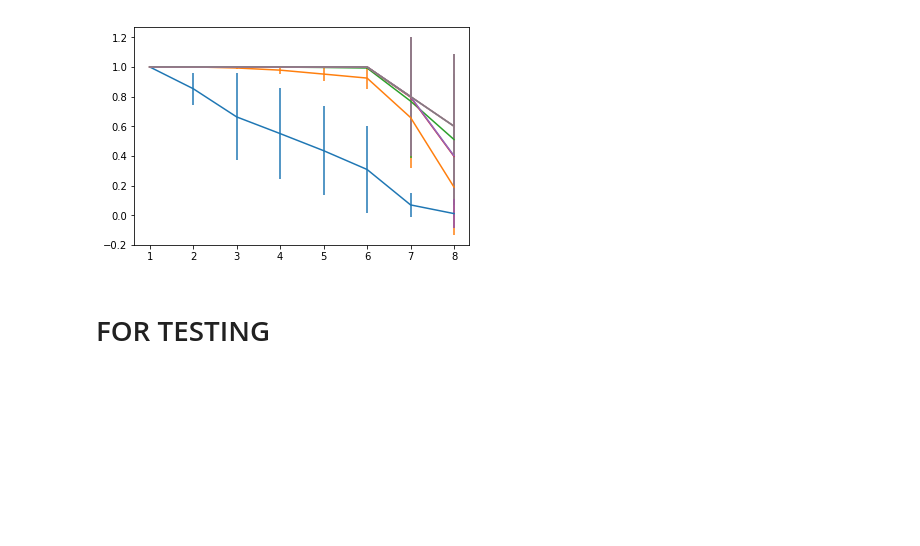
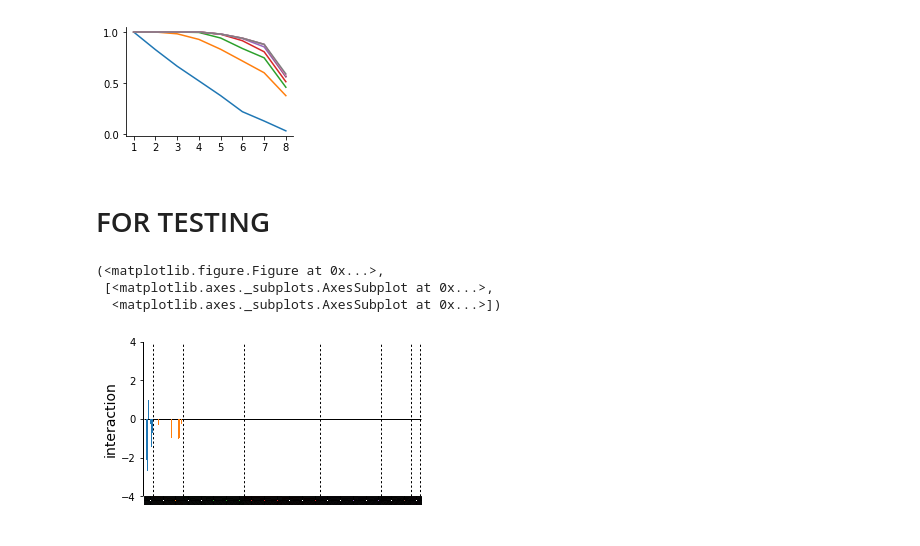
Before and after one commit to harmslab/notebooks-epistasis-ensembles, a Jupyter notebook: plot summary figures.ipynb, the cells around one changed output. Drawn from its saved outputs; the diff is of its cells as text; code cells hidden in the pictures; blank space fills up the shorter version.

```diff
--- a/plot summary figures.ipynb
+++ b/plot summary figures.ipynb
@@ -53,10 +88,19 @@ for i in range(8):
-# %%
-for i in range(8):
-    m = np.mean(d.rsquared3[:, i, :], axis=0)
-    s = np.std(d.rsquared3[:, i, :], axis=0)
-    plt.errorbar(range(1,9), m, yerr=s)
-# %% [output]
-[figure, removed]
+# %%
+fig, ax = plt.subplots(figsize=(3,2))
+
+for i in range(8):
+    m, lower, upper = stats(d.rsquared3[:, i, :])
+    ax.plot(range(1,9), m)#, yerr=[lower, upper])
+
+ticks = ax.set_xticks(range(1,9))
+ticks = ax.set_yticks([0,.5,1])
+
+ax.spines["right"].set_visible(False)
+ax.spines["top"].set_visible(False)
+
+fig.savefig("3-state-predictions.pdf", format="pdf")
+# %% [output]
+[figure, added]
 # %% [markdown]
 # FOR TESTING
 # %%
@@ -89,0 +215,7 @@ gmodel2.fit()
+# %%
+coefs(lmodel2.epistasis.values, lmodel2.epistasis.labels)
+# %% [output]
+(<matplotlib.figure.Figure at 0x...>,
+ [<matplotlib.axes._subplots.AxesSubplot at 0x...>,
+  <matplotlib.axes._subplots.AxesSubplot at 0x...>])
+[figure, added]
```
Also changed, not shown: parts of 17 cells of this notebook, 7 other files.
